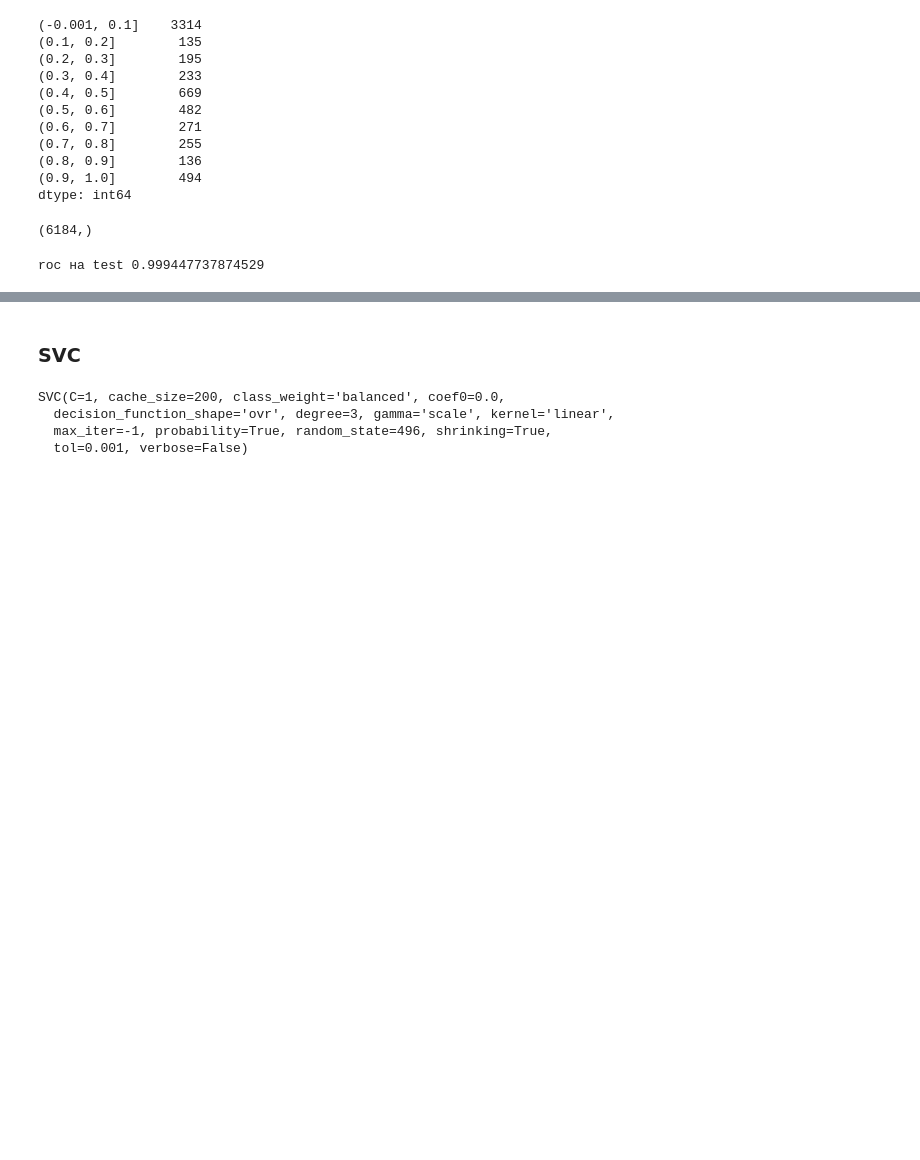
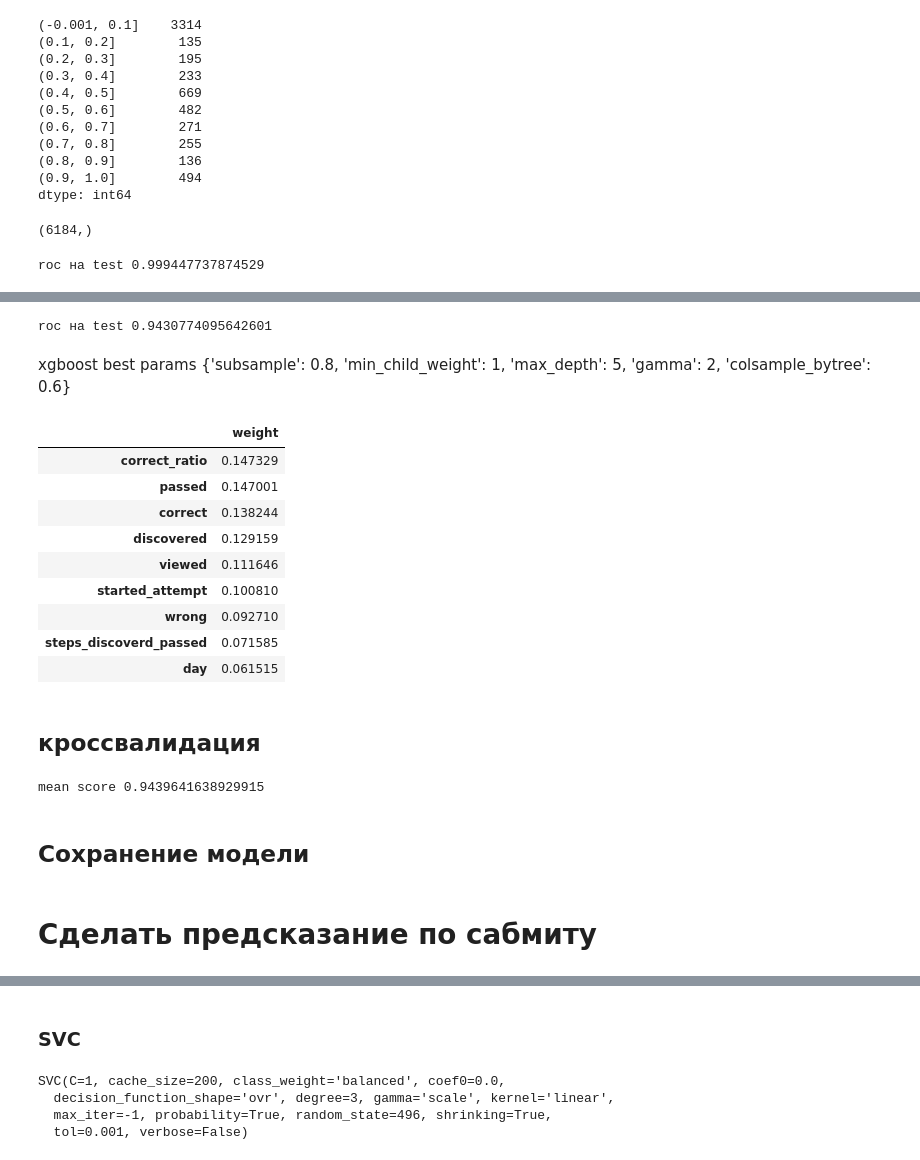
Before and after one commit to Espad/stepik_course_4852_contest, a Jupyter notebook: model-baseline.ipynb, the cells around one changed output, grey strips where cells are left out. Cells and saved outputs as stored; diff of their text form; code cells hidden in the pictures; blank space fills up the shorter version.

Commit message:
xgb rs 5 days
random forest, 5 days, best parameters via randgridsearch, Your ROC score is 0.8819341217271708

```diff
--- a/model-baseline.ipynb
+++ b/model-baseline.ipynb
@@ -323,0 +395,32 @@ roc на test 0.999447737874529
+# %%
+params = {
+        'min_child_weight': [1, 5, 10],
+        'gamma': [0.5, 1, 1.5, 2, 5],
+        'subsample': [0.6, 0.8, 1.0],
+        'colsample_bytree': [0.6, 0.8, 1.0],
+        'max_depth': [3, 4, 5]
+        }
+xgb = XGBClassifier(learning_rate=0.01, n_estimators=600,
+                    objective='binary:logistic',
+                    verbosity = 1,
+                    random_state=seed,
+                    eval_metric = 'auc'
+
+                   )
+# %%
+skv_gs = StratifiedKFold(n_splits = 5, random_state=seed, shuffle=True)
+my_scorer = make_scorer(roc_auc_score)
+param_comb = 25
+# bclf = GridSearchCV(xgb, params,
+#                         scoring=my_scorer, cv=skv_gs, verbose=1, n_jobs=-1,refit='roc_auc')
+
+bclf = RandomizedSearchCV(xgb,
+                                   param_distributions=params,
+                                   n_iter=param_comb,
+                                   scoring=my_scorer,
+                                   n_jobs=-1,
+                                   cv=skv_gs,
+                                   verbose=1,
+                                   random_state=seed)
+# %%
+bclf.fit(X_train_p, y_train)
@@ -323,0 +446,42 @@ roc на test 0.999447737874529
+# %%
+pred_proba = bclf.predict_proba(X_test_p)
+roc_score = roc_auc_score(y_test, pred_proba[:, 1])
+print('roc на test', roc_score)
+# %% [output]
+roc на test 0.9430774095642601
+# %% [markdown]
+xgboost best params
+{'subsample': 0.8,
+ 'min_child_weight': 1,
+ 'max_depth': 5,
+ 'gamma': 2,
+ 'colsample_bytree': 0.6}
+# %%
+# важность фич
+fimp = mu.get_feature_importances_df(bclf.best_estimator_.feature_importances_, X_train.columns)
+fimp.head(15)
+# %% [output]
+|  | weight |
+| correct_ratio | 0.147329 |
+| passed | 0.147001 |
+| correct | 0.138244 |
+| discovered | 0.129159 |
+| viewed | 0.111646 |
+| started_attempt | 0.100810 |
+| wrong | 0.092710 |
+| steps_discoverd_passed | 0.071585 |
+| day | 0.061515 |
+# %% [markdown]
+## кроссвалидация
+# %%
+# значение к метрике на кроссвалидации коррелирует к метрике на степике
+
+#rfcv = RandomForestClassifier(**rf.get_params())
+
+cv_scores = cross_val_score(bclf.best_estimator_, X_train_p, y_train, scoring='roc_auc', cv=5, n_jobs=-1)
+mean_cv_scores = np.mean(cv_scores)
+print ('mean score', mean_cv_scores)
+# %% [output]
+mean score 0.9439641638929915
+# %% [markdown]
+## Сохранение модели
@@ -323,0 +495,2 @@ roc на test 0.999447737874529
+# %% [markdown]
+# Сделать предсказание по сабмиту
```
Also changed, not shown: parts of 28 cells of this notebook, 1 other file.
